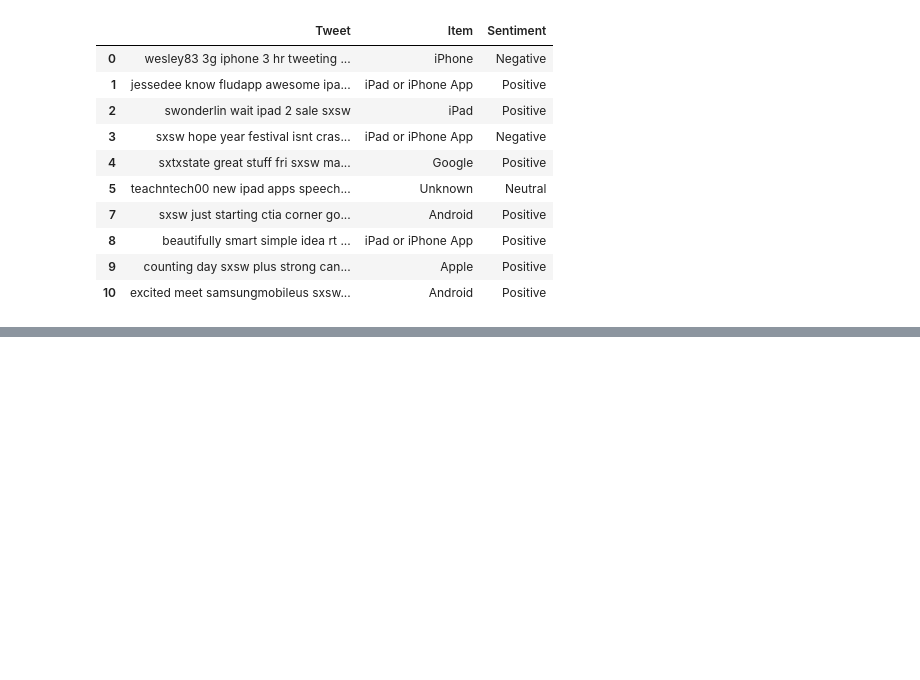
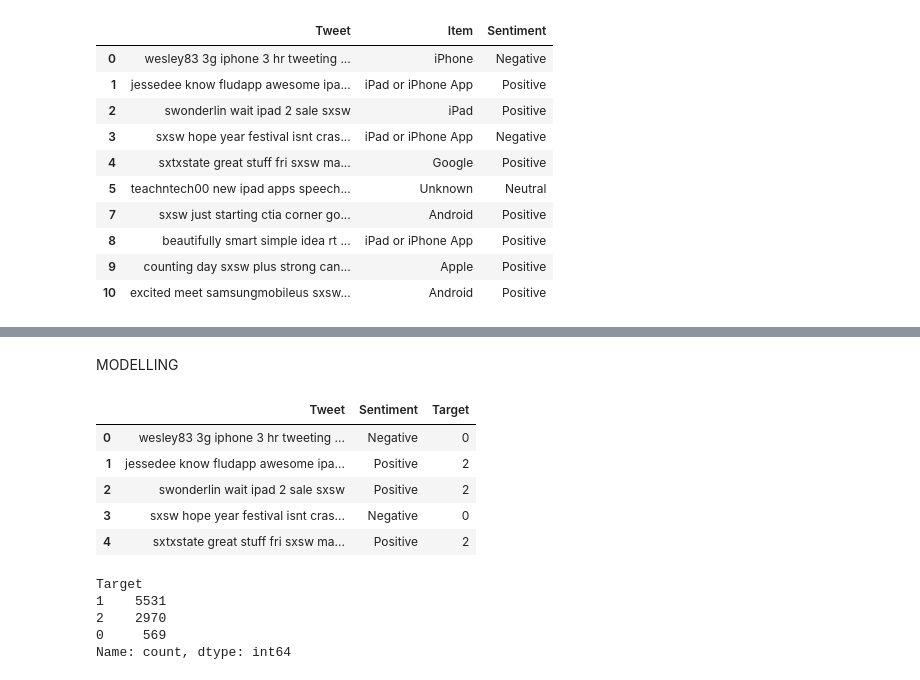
Before and after one commit to lorenaterah/Sentiment-Analysis-NLP, a Jupyter notebook: Notebooks/Edgar.ipynb, the cells around one changed output, grey strips where cells are left out. Saved outputs shown, nothing was run; the diff lists cells and outputs as text; code cells hidden in the pictures; blank space fills up the shorter version.

```diff
--- a/Notebooks/Edgar.ipynb
+++ b/Notebooks/Edgar.ipynb
@@ -437,0 +464,3 @@ Movie_df.head(10)
+# %%
+CleanMovie_df= Movie_df[['Tweet', 'Sentiment']]
+CleanMovie_df
@@ -437,0 +481,21 @@ Movie_df.head(10)
+# %% [markdown]
+MODELLING
+# %%
+label_encoder = LabelEncoder()
+CleanMovie_df['Target'] = label_encoder.fit_transform(CleanMovie_df['Sentiment'])
+CleanMovie_df.head()
+# %% [output]
+|  | Tweet | Sentiment | Target |
+| 0 | wesley83 3g iphone 3 hr tweeting ... | Negative | 0 |
+| 1 | jessedee know fludapp awesome ipa... | Positive | 2 |
+| 2 | swonderlin wait ipad 2 sale sxsw | Positive | 2 |
+| 3 | sxsw hope year festival isnt cras... | Negative | 0 |
+| 4 | sxtxstate great stuff fri sxsw ma... | Positive | 2 |
+# %%
+CleanMovie_df['Target'].value_counts()
+# %% [output]
+Target
+1    5531
+2    2970
+0     569
+Name: count, dtype: int64
```
Also changed, not shown: parts of 11 cells of this notebook.
